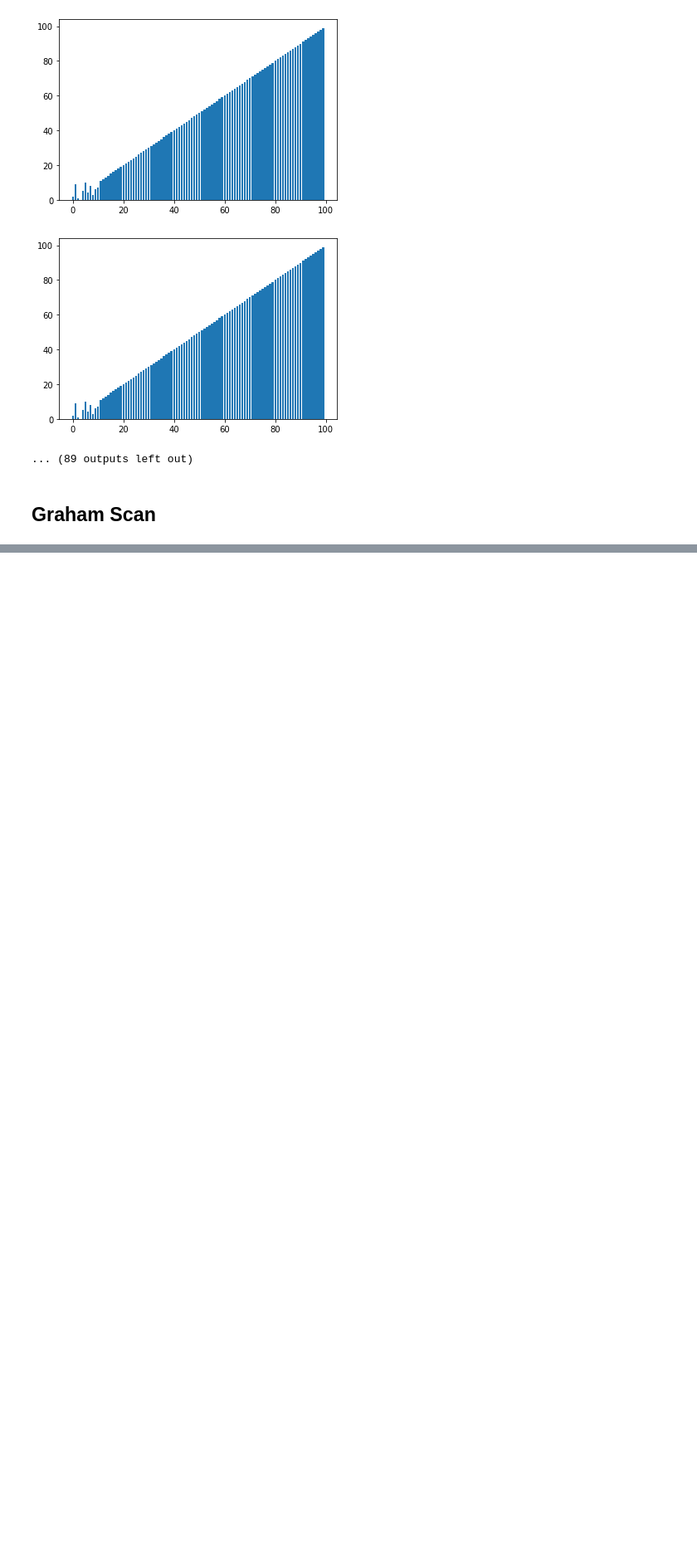
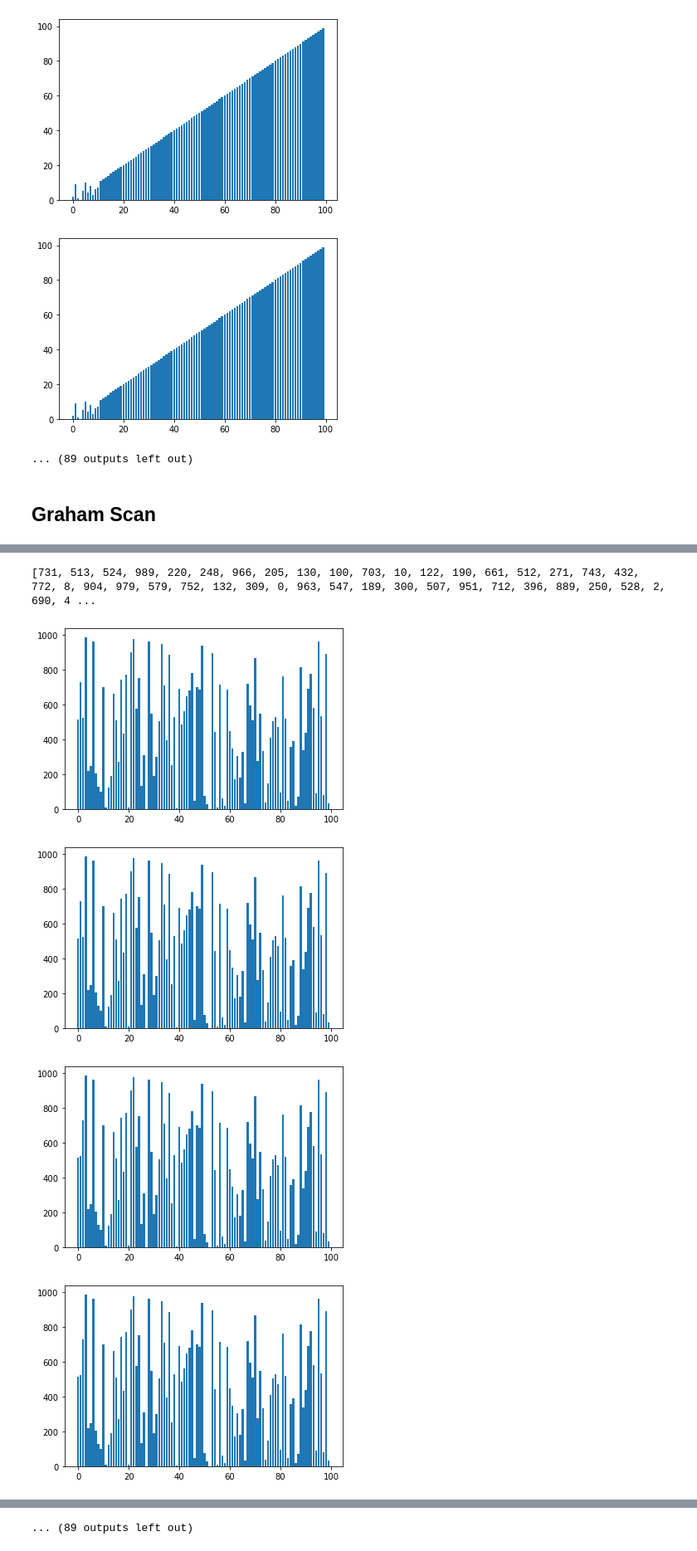
Before and after one commit to rishabh06sharma/Algorithms_Handbook, a Jupyter notebook: Algorithms notebook.ipynb, the cells around one changed output, grey strips where cells are left out. Shown at 83% size. Drawn from its saved outputs; the diff is of its cells as text; code cells hidden in the pictures; blank space fills up the shorter version.

Commit message:
mergesort

```diff
--- a/Algorithms notebook.ipynb
+++ b/Algorithms notebook.ipynb
@@ -1211,0 +1208,59 @@ Y=[1, 2, 3, 3, 4, 4, 5, 5, 4.5]
+# %%
+import copy
+import random
+import matplotlib.pyplot as plt
+class msort:
+    def __init__(self,lower_limit, upper_limit, numbers):
+        self.list=random.sample(range(lower_limit, upper_limit), numbers)
+        self.index=[i for i in range(len(self.list))]
+        print(self.list)
+
+
+
+    def merge(self,lis,low,mid,high,aux):
+
+        for val in range(low,high+1):
+            aux[val]=lis[val]
+
+        start_1=low
+        start_2=mid+1
+        for val in range(low,high+1):
+            if start_1>mid:
+                lis[val]=aux[start_2]
+                start_2=start_2+1
+            elif start_2>high:
+                lis[val]=aux[start_1]
+                start_1=start_1+1
+            elif aux[start_1]>aux[start_2]:
+                lis[val]=aux[start_2]
+                start_2=start_2+1
+            elif aux[start_1]<aux[start_2]:
+                lis[val]=aux[start_1]
+                start_1=start_1+1
+        plt.bar(self.index,lis)
+        plt.show()
+
+    def _sort(self,list,low,high,aux):
+        if high<=low:
+            return
+        mid=int((high+low)/2)
+        self._sort(list,low,mid,aux)
+        self._sort(list,mid+1,high,aux)
+        self.merge(list,low,mid,high,aux)
+
+
+
+
+    def msort(self,list):
+        aux=copy.deepcopy(list)
+        self._sort(list,0,len(list)-1,aux)
+        print("Yes")
+
+ms=msort(0,1000,100)
+ms.msort(ms.list)
+# %% [output]
+[731, 513, 524, 989, 220, 248, 966, 205, 130, 100, 703, 10, 122, 190, 661, 512, 271, 743, 432, 772, 8, 904, 979, 579, 752, 132, 309, 0, 963, 547, 189, 300, 507, 951, 712, 396, 889, 250, 528, 2, 690, 4 ...
+[figure, added]
+[figure, added]
+[figure, added]
+[figure, added]
@@ -1211,0 +1274 @@ Y=[1, 2, 3, 3, 4, 4, 5, 5, 4.5]
+... (89 outputs left out)
```
Also changed, not shown: parts of 7 cells of this notebook, 1 other file.
